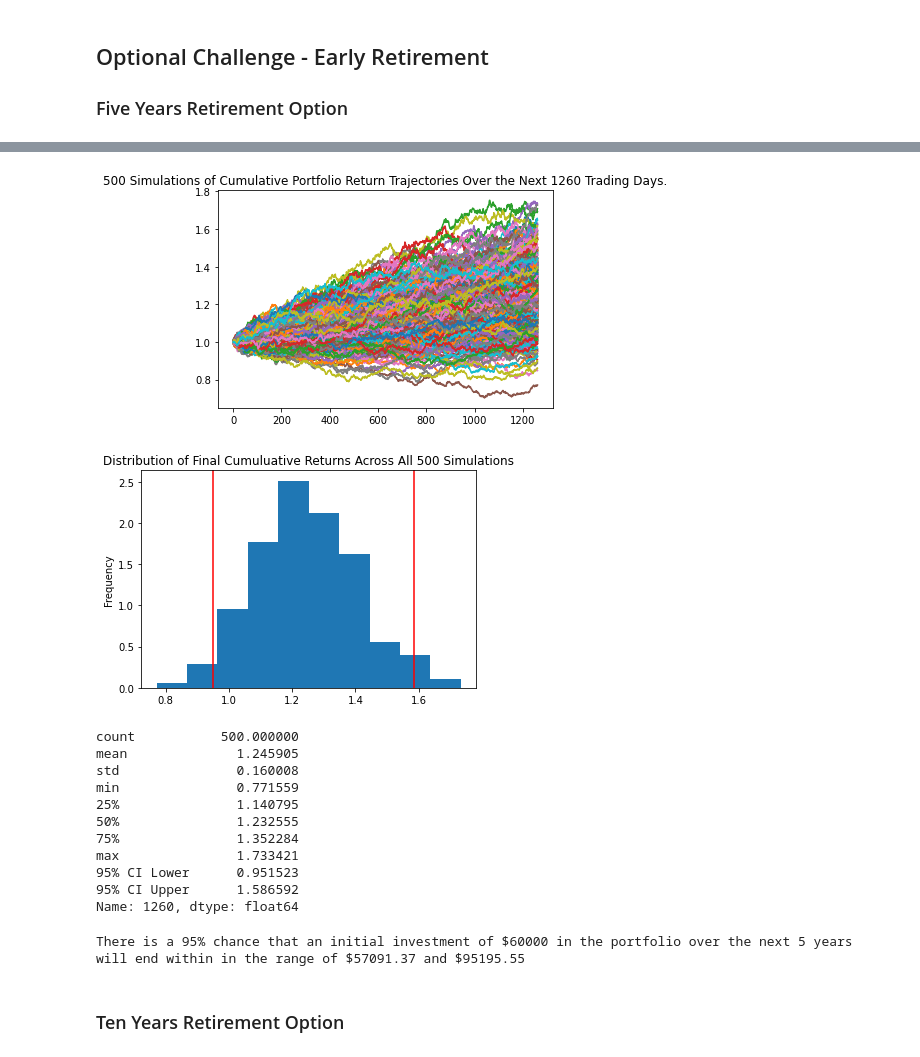
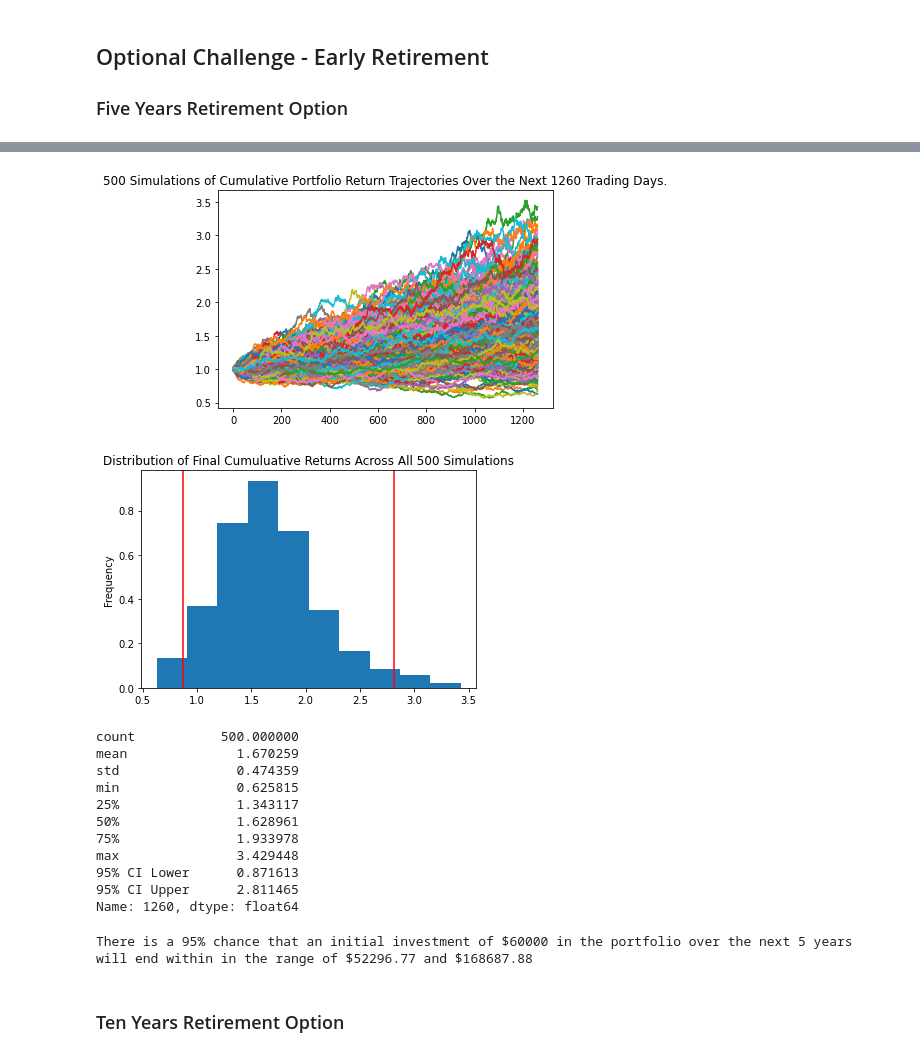
Before and after one commit to brilliantlyc/Financial_Planning, a Jupyter notebook: financial-planner.ipynb, the cells around one changed output, grey strips where cells are left out. Saved outputs shown, nothing was run; the diff lists cells and outputs as text; code cells hidden in the pictures.

```diff
--- a/financial-planner.ipynb
+++ b/financial-planner.ipynb
@@ -238,8 +238,8 @@ Congratulations! You have enough money in your emergency fund.
 # %%
 # Set start and end dates of five years back from today.
 # Sample results may vary from the solution based on the time frame chosen
-start_date = pd.Timestamp('2016-12-08', tz='America/New_York').isoformat()
-end_date = pd.Timestamp('2021-12-08', tz='America/New_York').isoformat()
+start_date = pd.Timestamp('2016-12-10', tz='America/New_York').isoformat()
+end_date = pd.Timestamp('2021-12-10', tz='America/New_York').isoformat()
 # %%
 # Get 5 years' worth of historical data for SPY and AGG
 # (use a limit=1000 parameter to call the most recent 1000 days of data)
@@ -375,6 +375,11 @@ There is a 95% chance that an initial investment of $30000.0 in the portfolio ov
 ### Five Years Retirement Option
 # %%
 # Configuring a Monte Carlo simulation to forecast 5 years cumulative returns
-# YOUR CODE HERE!
+MC_five_year = MCSimulation(
+    portfolio_data = df_stock_data,
+    weights = [.40,.60],
+    num_simulation = 500,
+    num_trading_days = 252*5
+)
 # %%
 # Running a Monte Carlo simulation to forecast 5 years cumulative returns
@@ -412,44 +407,45 @@ Running Monte Carlo simulation number 490.
 1261 rows × 500 columns
 # %%
 # Plot simulation outcomes
-# YOUR CODE HERE!
+line_plot = MC_five_year.plot_simulation()
 # %% [output]
-[figure, old version]
+[figure, new version]
 # %%
 # Plot probability distribution and confidence intervals
-# YOUR CODE HERE!
+dist_plot = MC_five_year.plot_distribution()
 # %% [output]
-[figure, old version]
+[figure, new version]
 # %%
 # Fetch summary statistics from the Monte Carlo simulation results
-# YOUR CODE HERE!
+tbl_five = MC_five_year.summarize_cumulative_return()
 
 # Print summary statistics
-# YOUR CODE HERE!
+print(tbl_five)
 # %% [output]
 count           500.000000
-mean              1.245905
-std               0.160008
-min               0.771559
-25%               1.140795
-50%               1.232555
-75%               1.352284
-max               1.733421
-95% CI Lower      0.951523
-95% CI Upper      1.586592
+mean              1.670259
+std               0.474359
+min               0.625815
+25%               1.343117
+50%               1.628961
+75%               1.933978
+max               3.429448
+95% CI Lower      0.871613
+95% CI Upper      2.811465
 Name: 1260, dtype: float64
 # %%
 # Set initial investment
-# YOUR CODE HERE!
+initial_investment = 60000
 
 # Use the lower and upper `95%` confidence intervals to calculate the range of the possible outcomes of our $60,000
-# YOUR CODE HERE!
+ci_lower_five = round(tbl_five[8]*initial_investment, 2)
+ci_upper_five = round(tbl_five[9]*initial_investment, 2)
 
 # Print results
 print(f"There is a 95% chance that an initial investment of ${initial_investment} in the portfolio"
       f" over the next 5 years will end within in the range of"
       f" ${ci_lower_five} and ${ci_upper_five}")
 # %% [output]
-There is a 95% chance that an initial investment of $60000 in the portfolio over the next 5 years will end within in the range of $57091.37 and $95195.55
+There is a 95% chance that an initial investment of $60000 in the portfolio over the next 5 years will end within in the range of $52296.77 and $168687.88
 # %% [markdown]
 ### Ten Years Retirement Option
```
Also changed, not shown: parts of 27 cells of this notebook.
